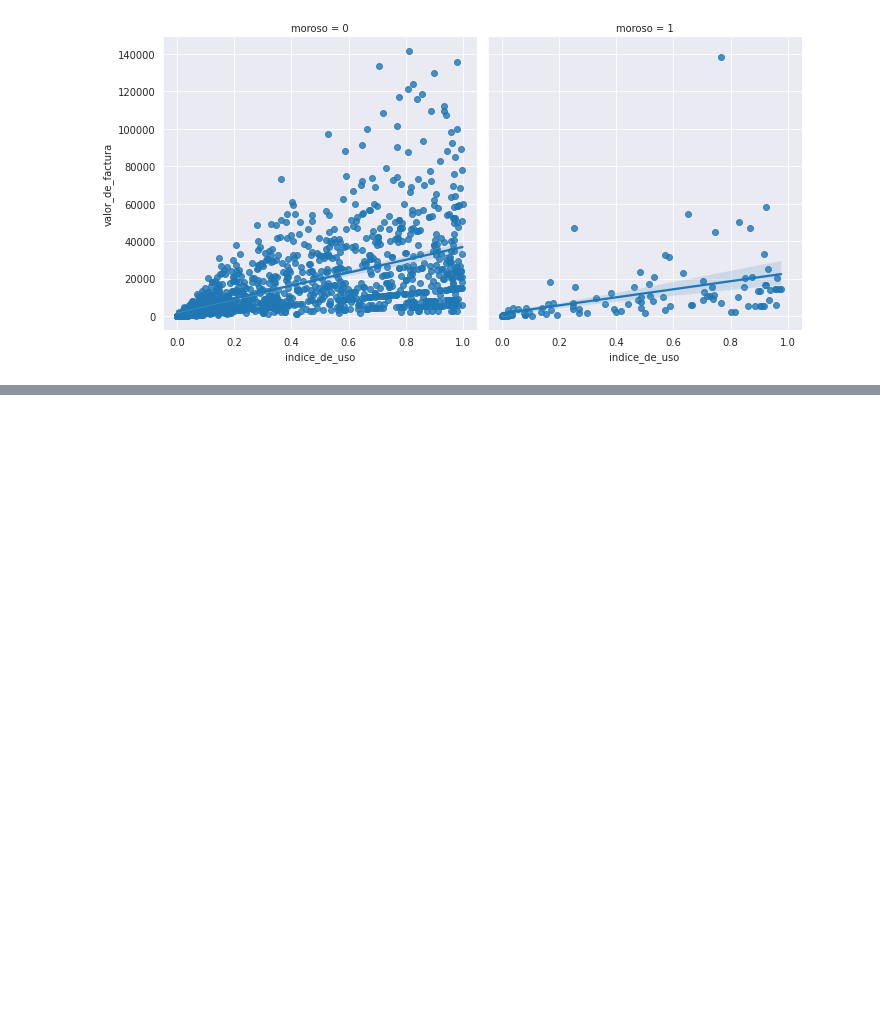
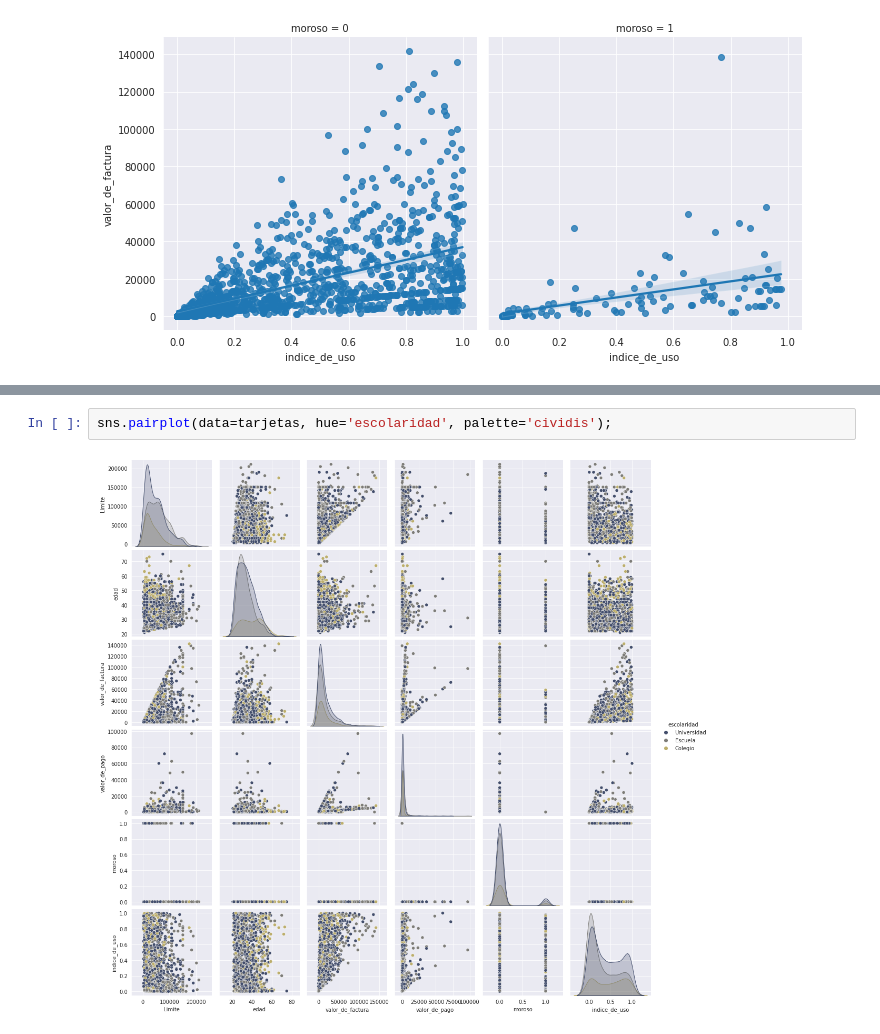
Before and after one commit to GsusLara/1779-Data-Visualization-Explorando-con-Seaborn, a Jupyter notebook: Untitled2.ipynb, the cells around one changed output, grey strips where cells are left out. Cells and saved outputs as stored; diff of their text form; blank space fills up the shorter version.

```diff
--- a/Untitled2.ipynb
+++ b/Untitled2.ipynb
@@ -284,0 +301,4 @@ sns.lmplot(data=tarjetas, x='indice_de_uso', y='valor_de_factura', col='moroso')
+# %%
+sns.pairplot(data=tarjetas, hue='escolaridad', palette='cividis');
+# %% [output]
+[figure, added]
```
Also changed, not shown: parts of 3 cells of this notebook.
